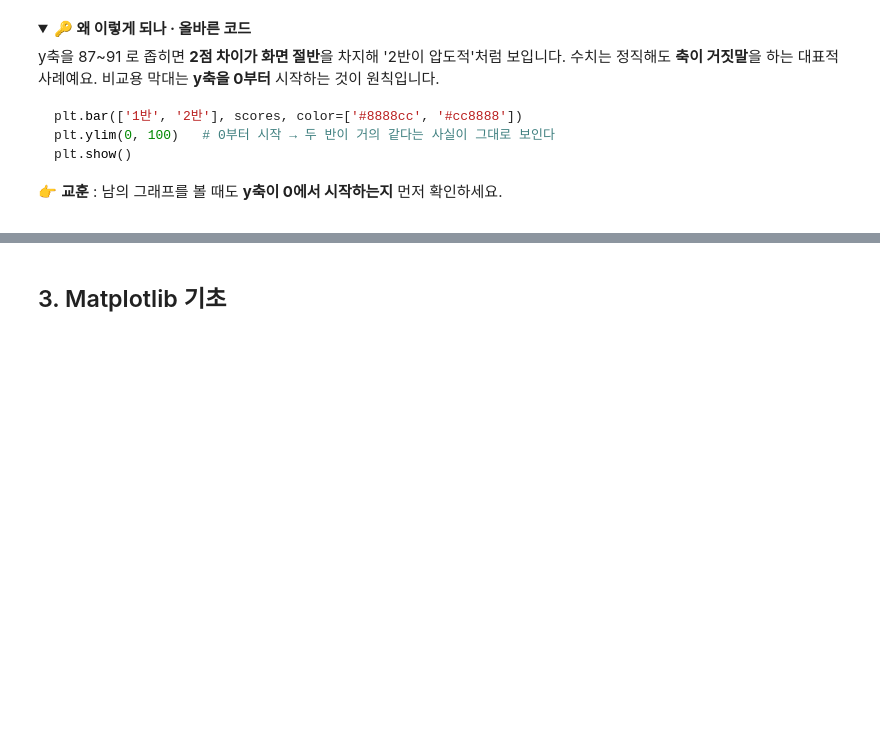
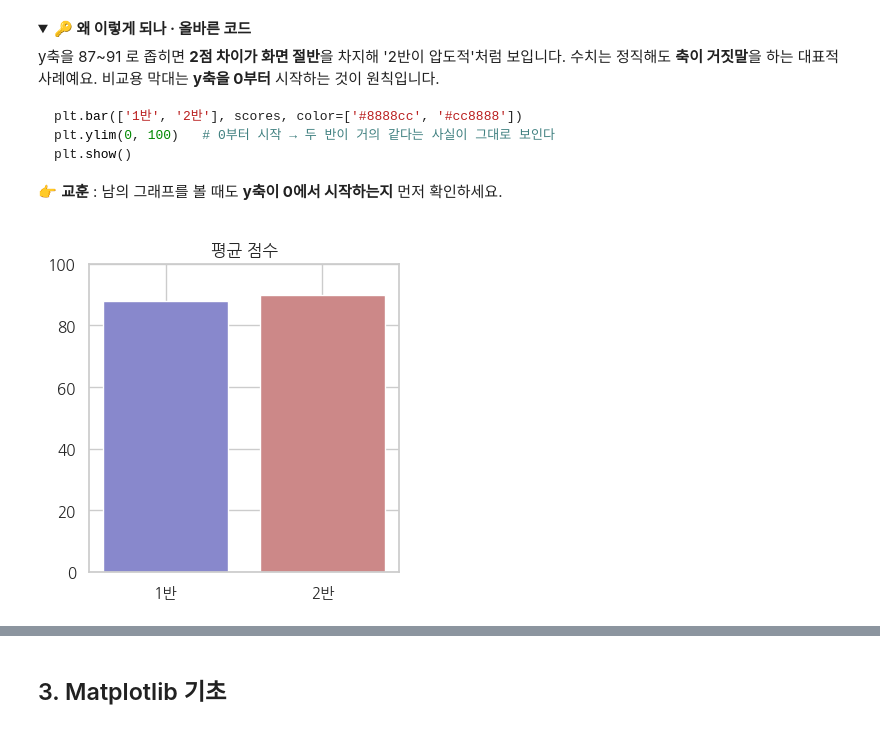
Before and after one commit to mspar0624/numpy, a Jupyter notebook: session-4-data-analysis/s4-01-넘파이판다스시각화-실습.ipynb, the cells around one changed output, grey strips where cells are left out. Saved outputs shown, nothing was run; the diff lists cells and outputs as text; code cells hidden in the pictures; folded sections open; blank space fills up the shorter version.

```diff
--- a/session-4-data-analysis/s4-01-넘파이판다스시각화-실습.ipynb
+++ b/session-4-data-analysis/s4-01-넘파이판다스시각화-실습.ipynb
@@ -815,6 +821,15 @@ plt.show()
 👉 <b>교훈</b> : 남의 그래프를 볼 때도 <b>y축이 0에서 시작하는지</b> 먼저 확인하세요.
 
 </details>
+# %%
+scores = [88, 90]                      # 두 반 평균 (거의 같음)
+plt.figure(figsize=(4, 4))
+plt.bar(['1반', '2반'], scores, color=['#8888cc', '#cc8888'])
+plt.ylim(0, 100)   # 0부터 시작 → 두 반이 거의 같다는 사실이 그대로 보인다
+plt.title('평균 점수')
+plt.show()
+# %% [output]
+[figure, added]
 # %%
 # 파이 차트 (Pie Chart)
 labels = ['Python', 'Java', 'JavaScript', 'C++']
```
Also changed, not shown: parts of 16 cells of this notebook.
